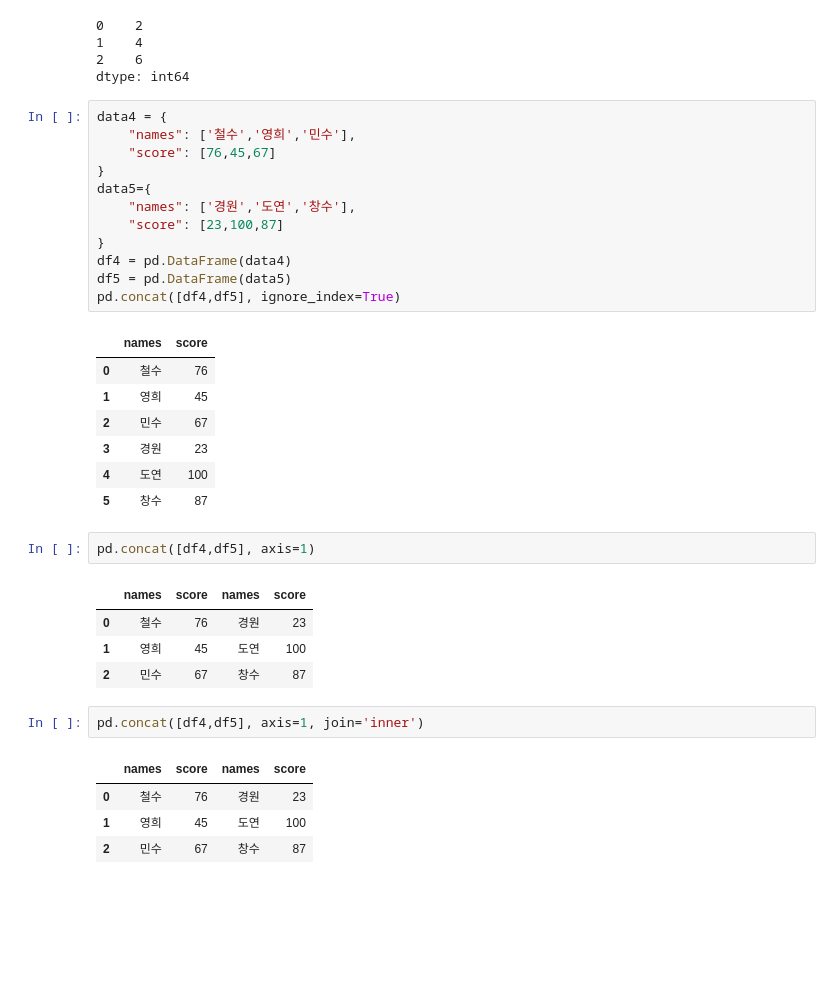
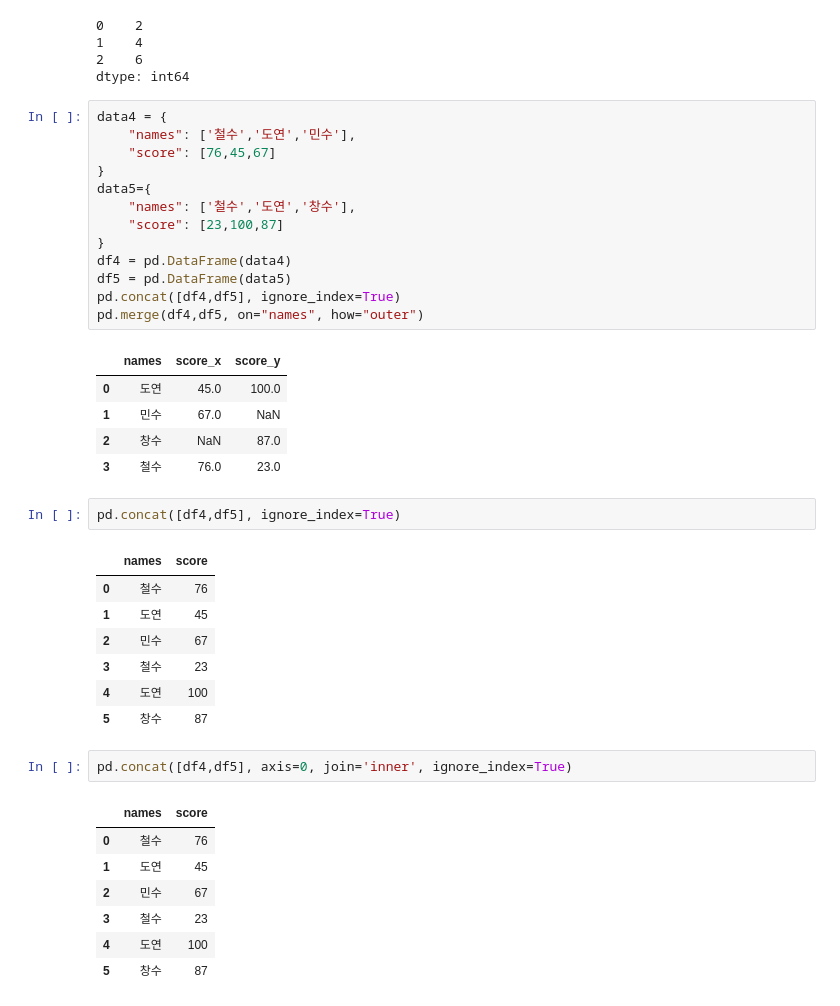
Before and after one commit to novoodi/python_basic_2, a Jupyter notebook: first_Test.ipynb, the cells around one changed output. Saved outputs shown, nothing was run; the diff lists cells and outputs as text; blank space fills up the shorter version.

```diff
--- a/first_Test.ipynb
+++ b/first_Test.ipynb
@@ -35,35 +34,40 @@ df3.apply(lambda row: row['col1'] + row['col2'], axis="columns")
 dtype: int64
 # %%
 data4 = {
-    "names": ['철수','영희','민수'],
+    "names": ['철수','도연','민수'],
     "score": [76,45,67]
 }
 data5={
-    "names": ['경원','도연','창수'],
+    "names": ['철수','도연','창수'],
     "score": [23,100,87]
 }
 df4 = pd.DataFrame(data4)
 df5 = pd.DataFrame(data5)
 pd.concat([df4,df5], ignore_index=True)
+pd.merge(df4,df5, on="names", how="outer")
 # %% [output]
-|  | names | score |
-| 0 | 철수 | 76 |
-| 1 | 영희 | 45 |
-| 2 | 민수 | 67 |
-| 3 | 경원 | 23 |
-| 4 | 도연 | 100 |
-| 5 | 창수 | 87 |
+|  | names | score_x | score_y |
+| 0 | 도연 | 45.0 | 100.0 |
+| 1 | 민수 | 67.0 | NaN |
+| 2 | 창수 | NaN | 87.0 |
+| 3 | 철수 | 76.0 | 23.0 |
 # %%
-pd.concat([df4,df5], axis=1)
+pd.concat([df4,df5], ignore_index=True)
 # %% [output]
-|  | names | score | names | score |
-| 0 | 철수 | 76 | 경원 | 23 |
-| 1 | 영희 | 45 | 도연 | 100 |
-| 2 | 민수 | 67 | 창수 | 87 |
+|  | names | score |
+| 0 | 철수 | 76 |
+| 1 | 도연 | 45 |
+| 2 | 민수 | 67 |
+| 3 | 철수 | 23 |
+| 4 | 도연 | 100 |
+| 5 | 창수 | 87 |
 # %%
-pd.concat([df4,df5], axis=1, join='inner')
+pd.concat([df4,df5], axis=0, join='inner', ignore_index=True)
 # %% [output]
-|  | names | score | names | score |
-| 0 | 철수 | 76 | 경원 | 23 |
-| 1 | 영희 | 45 | 도연 | 100 |
-| 2 | 민수 | 67 | 창수 | 87 |
+|  | names | score |
+| 0 | 철수 | 76 |
+| 1 | 도연 | 45 |
+| 2 | 민수 | 67 |
+| 3 | 철수 | 23 |
+| 4 | 도연 | 100 |
+| 5 | 창수 | 87 |
```
Also changed, not shown: parts of 8 cells of this notebook, 4 other files.
